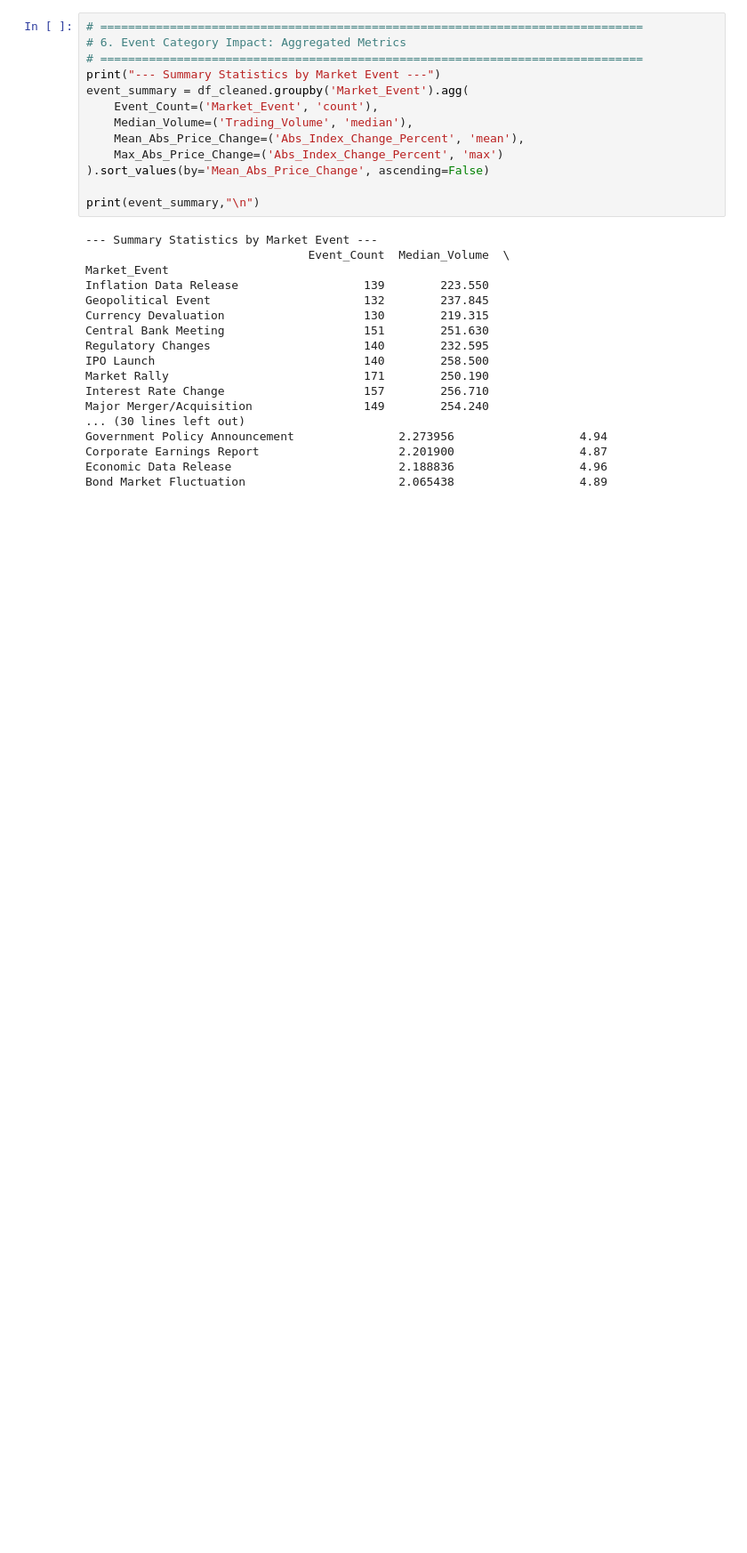
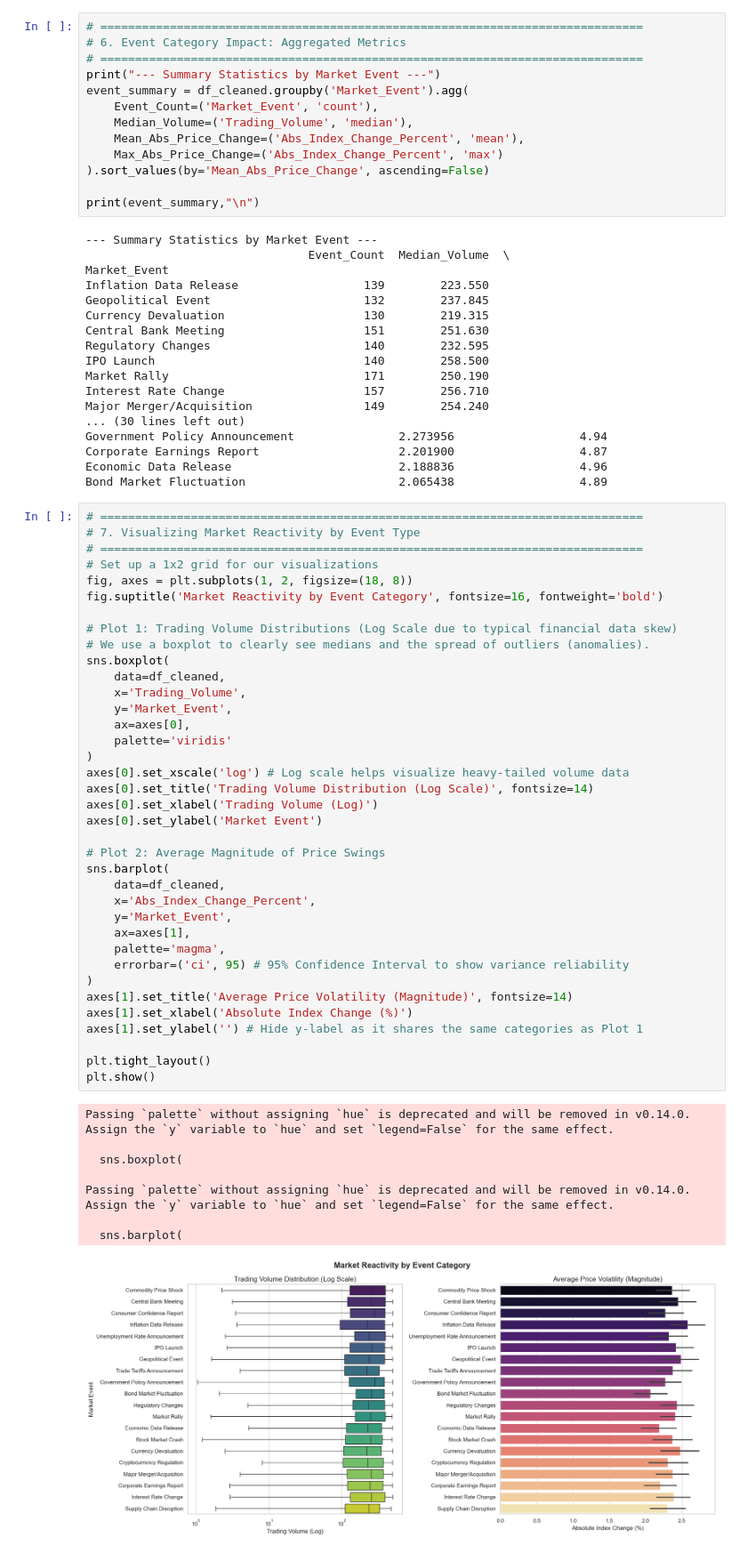
Before and after one commit to tajsharma/Market-Sentiment-Volatility-Analysis, a Jupyter notebook: cap2_eda.ipynb, the cells around one changed output. Shown at 89% size. Saved outputs shown, nothing was run; the diff lists cells and outputs as text; blank space fills up the shorter version.

Commit message:
Add visualizations for 3 sector analysis

```diff
--- a/cap2_eda.ipynb
+++ b/cap2_eda.ipynb
@@ -151,3 +138,49 @@ Government Policy Announcement               2.273956                  4.94
 Corporate Earnings Report                    2.201900                  4.87
 Economic Data Release                        2.188836                  4.96
 Bond Market Fluctuation                      2.065438                  4.89
+# %%
+# ==============================================================================
+# 7. Visualizing Market Reactivity by Event Type
+# ==============================================================================
+# Set up a 1x2 grid for our visualizations
+fig, axes = plt.subplots(1, 2, figsize=(18, 8))
+fig.suptitle('Market Reactivity by Event Category', fontsize=16, fontweight='bold')
+
+# Plot 1: Trading Volume Distributions (Log Scale due to typical financial data skew)
+# We use a boxplot to clearly see medians and the spread of outliers (anomalies).
+sns.boxplot(
+    data=df_cleaned,
+    x='Trading_Volume',
+    y='Market_Event',
+    ax=axes[0],
+    palette='viridis'
+)
+axes[0].set_xscale('log') # Log scale helps visualize heavy-tailed volume data
+axes[0].set_title('Trading Volume Distribution (Log Scale)', fontsize=14)
+axes[0].set_xlabel('Trading Volume (Log)')
+axes[0].set_ylabel('Market Event')
+
+# Plot 2: Average Magnitude of Price Swings
+sns.barplot(
+    data=df_cleaned,
+    x='Abs_Index_Change_Percent',
+    y='Market_Event',
+    ax=axes[1],
+    palette='magma',
+    errorbar=('ci', 95) # 95% Confidence Interval to show variance reliability
+)
+axes[1].set_title('Average Price Volatility (Magnitude)', fontsize=14)
+axes[1].set_xlabel('Absolute Index Change (%)')
+axes[1].set_ylabel('') # Hide y-label as it shares the same categories as Plot 1
+
+plt.tight_layout()
+plt.show()
+# %% [output]
+Passing `palette` without assigning `hue` is deprecated and will be removed in v0.14.0. Assign the `y` variable to `hue` and set `legend=False` for the same effect.
+
+  sns.boxplot(
+
+Passing `palette` without assigning `hue` is deprecated and will be removed in v0.14.0. Assign the `y` variable to `hue` and set `legend=False` for the same effect.
+
+  sns.barplot(
+[figure, added]
```
Also changed, not shown: parts of 5 cells of this notebook.
